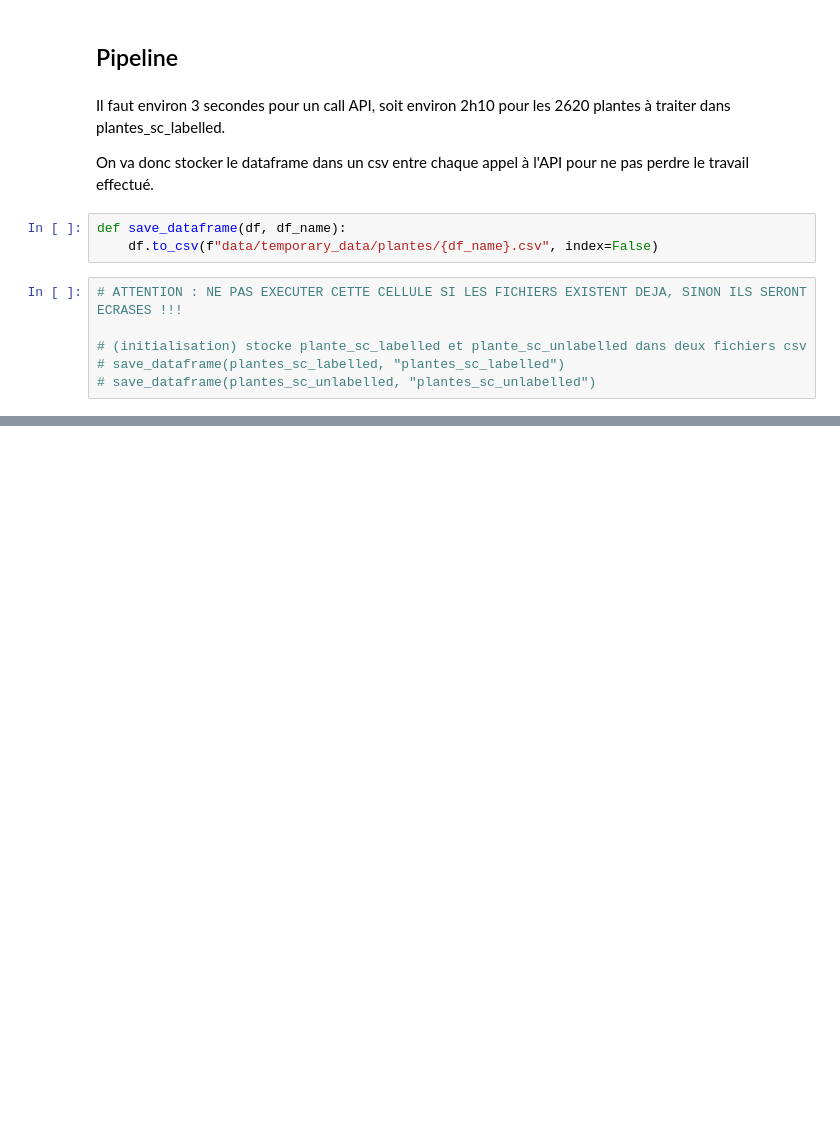
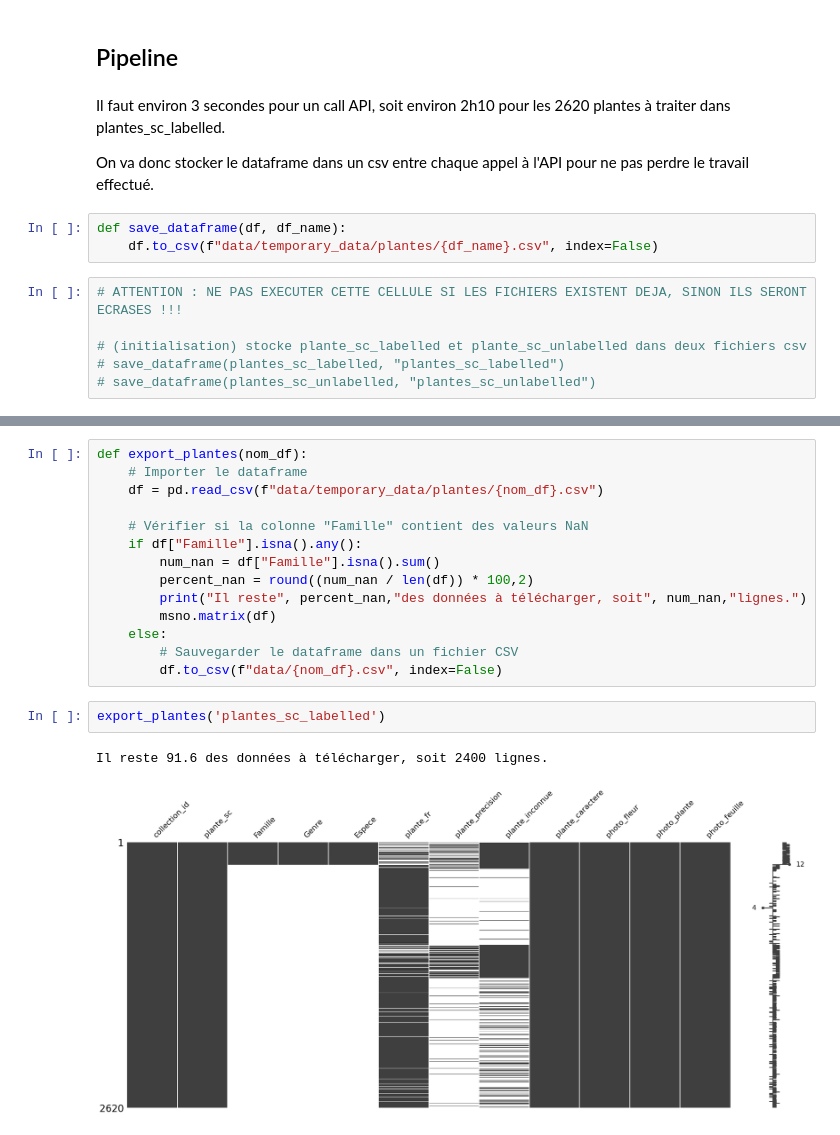
Before and after one commit to juldpnt/fil-rouge-pollinisateurs, a Jupyter notebook: notebooks/plantnet_whole.ipynb, the cells around one changed output, grey strips where cells are left out. Drawn from its saved outputs; the diff is of its cells as text; blank space fills up the shorter version.

```diff
--- a/notebooks/plantnet_whole.ipynb
+++ b/notebooks/plantnet_whole.ipynb
@@ -223,0 +222,19 @@ verification_progression('plantes_sc_labelled')
+# %%
+def export_plantes(nom_df):
+    # Importer le dataframe
+    df = pd.read_csv(f"data/temporary_data/plantes/{nom_df}.csv")
+
+    # Vérifier si la colonne "Famille" contient des valeurs NaN
+    if df["Famille"].isna().any():
+        num_nan = df["Famille"].isna().sum()
+        percent_nan = round((num_nan / len(df)) * 100,2)
+        print("Il reste", percent_nan,"des données à télécharger, soit", num_nan,"lignes.")
+        msno.matrix(df)
+    else:
+        # Sauvegarder le dataframe dans un fichier CSV
+        df.to_csv(f"data/{nom_df}.csv", index=False)
+# %%
+export_plantes('plantes_sc_labelled')
+# %% [output]
+Il reste 91.6 des données à télécharger, soit 2400 lignes.
+[figure, added]
```
Also changed, not shown: parts of 22 cells of this notebook, 2 other files.
